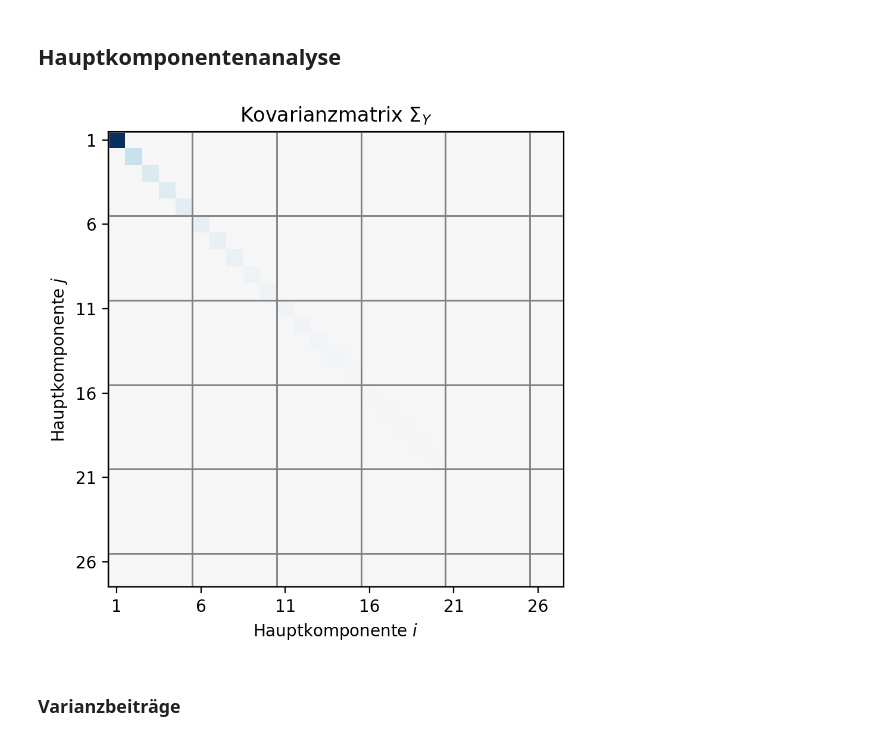
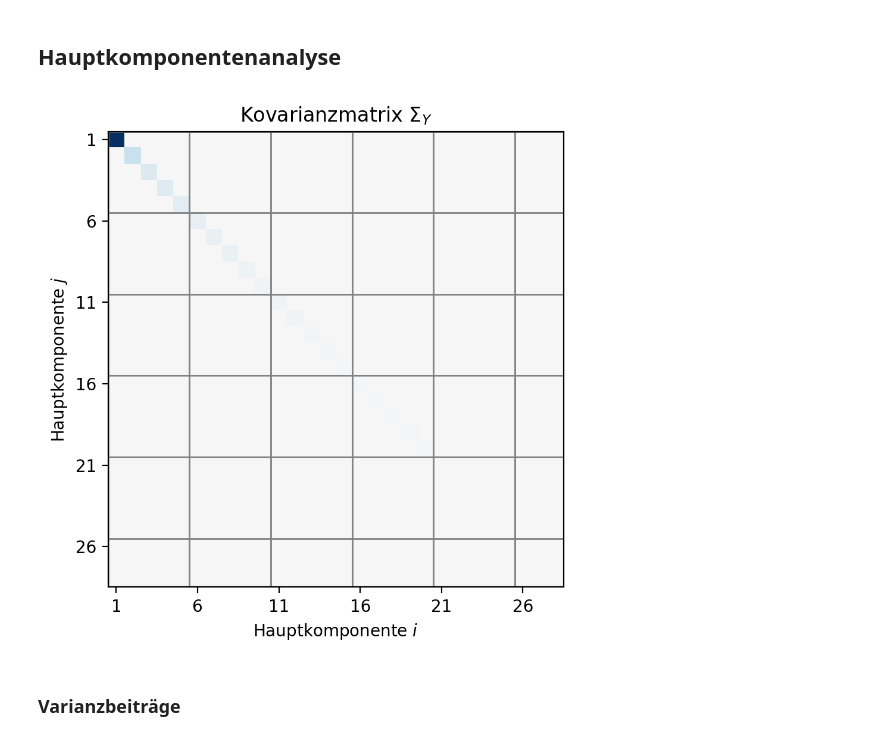
Before and after one commit to stammler/pca_wahlanalyse, a Jupyter notebook: notebooks/template.ipynb, the cells around one changed output. Saved outputs shown, nothing was run; the diff lists cells and outputs as text; code cells hidden in the pictures.

```diff
--- a/notebooks/template.ipynb
+++ b/notebooks/template.ipynb
@@ -45,6 +45,6 @@ An dieser Stelle sei erähnt, dass diese Analyse zu **wissenschaftlichen und jou
 # %% [markdown]
 ## Bereinigung
 # %%
-remove = ["Verjüngungsforschung"]
+remove = []
 # %%
 data = utils.remove_party_from_data(data, remove=remove)
@@ -159,23 +164,20 @@ Y = pca.fit_transform(data.X)
 # %%
 covY = np.cov(Y.T)
 # %%
-fig, ax = plt.subplots()
-ax.set_aspect(1)
+fig, ax = plt.subplots(figsize=(4.8, 4.8))
+ticks = np.arange(0, N_komp+1, 5)
 lim = np.abs(covY).max()
 ax.imshow(covY, vmin=-lim, vmax=lim, cmap="RdBu")
-ax.set_title("Kovarianzmatrix $\Sigma_Y$")
-ticks = np.arange(0, N_komp+1, 5)
-ax.set_xticks(ticks)
-ax.set_yticks(ticks)
-ax.set_xticklabels(ticks+1)
-ax.set_yticklabels(ticks+1)
+ax.set(
+    aspect=1., title=r"Kovarianzmatrix $\Sigma_Y$",
+    xticks=ticks, yticks=ticks, xticklabels=ticks+1, yticklabels=ticks+1,
+    xlabel=r"Hauptkomponente $i$", ylabel=r"Hauptkomponente $j$",
+)
 ax.hlines(ticks-0.5, -0.5, N_komp-0.5, lw=1, color="gray")
 ax.vlines(ticks-0.5, -0.5, N_komp-0.5, lw=1, color="gray")
-ax.set_xlabel("Hauptkomponente $i$")
-ax.set_ylabel("Hauptkomponente $j$")
-fig.tight_layout()
+fig.set_layout_engine("tight")
 # %% [output]
-[figure, old version]
+[figure, new version]
 # %% [markdown]
 ### Varianzbeiträge
 # %%
```
Also changed, not shown: parts of 16 cells of this notebook.
